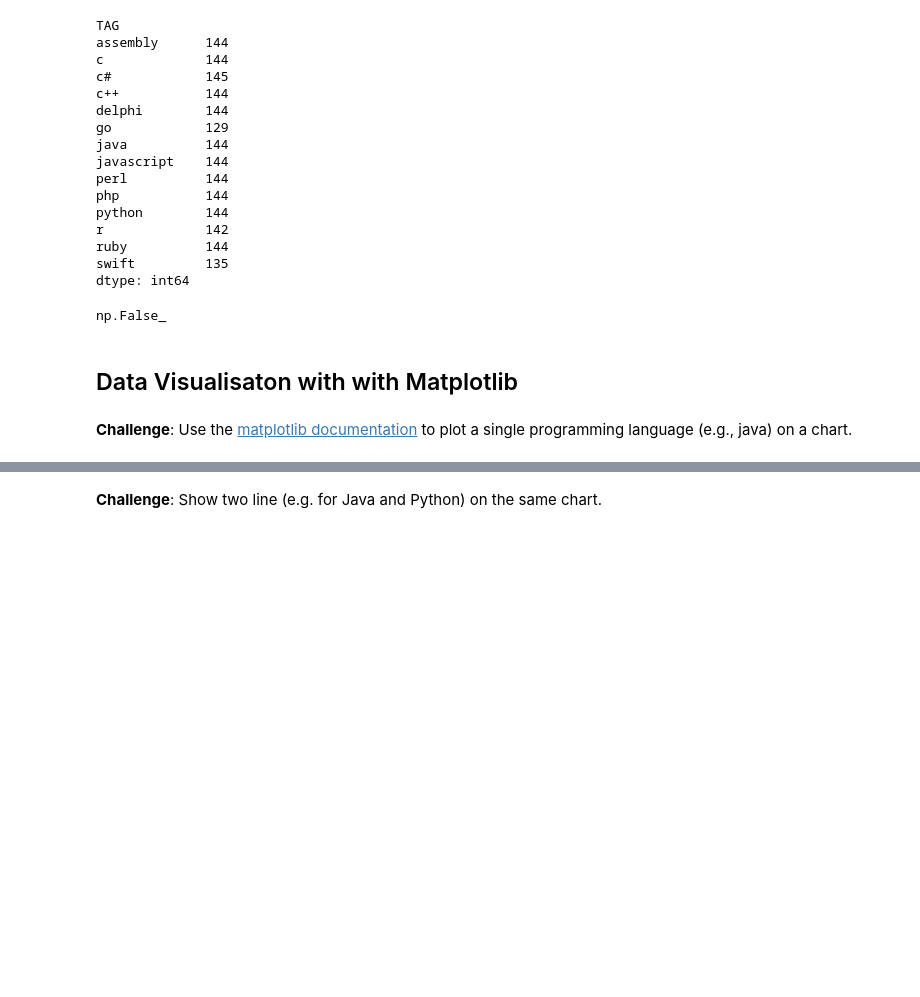
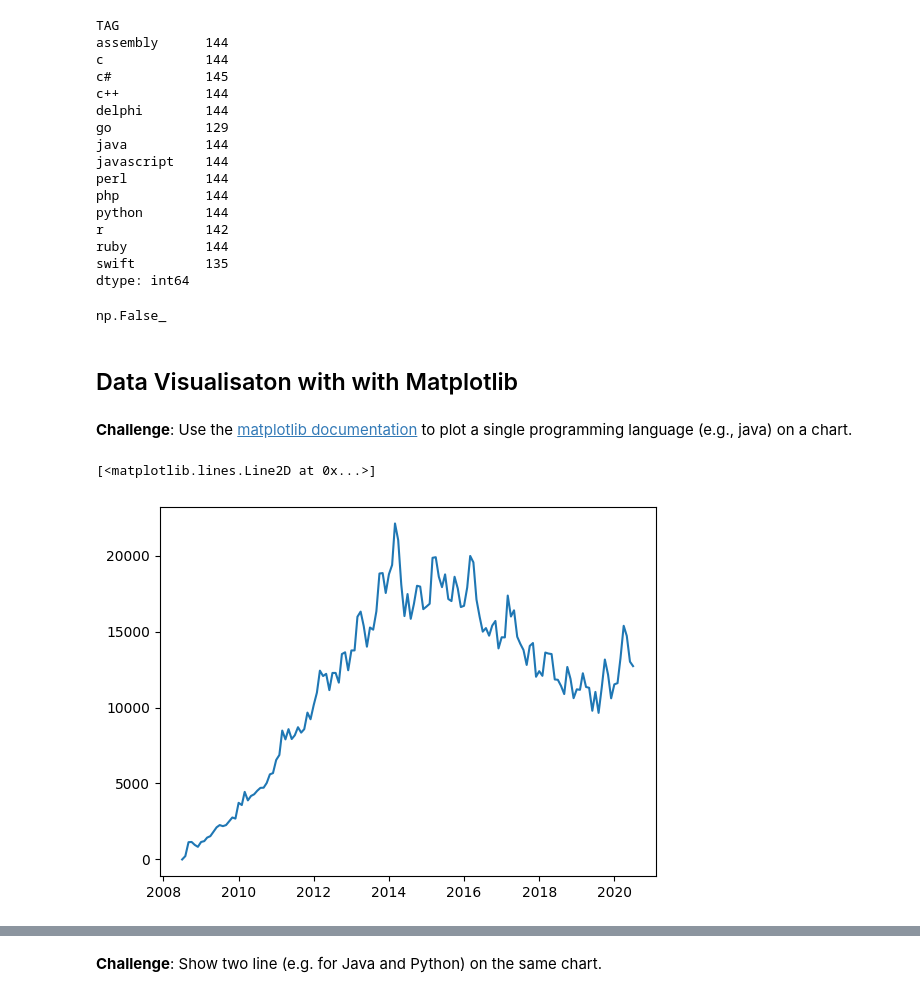
Before and after one commit to itswael/DECollegeMajor, a Jupyter notebook: Programming_Languages_exploaration.ipynb, the cells around one changed output, grey strips where cells are left out. Cells and saved outputs as stored; diff of their text form; code cells hidden in the pictures; blank space fills up the shorter version.

```diff
--- a/Programming_Languages_exploaration.ipynb
+++ b/Programming_Languages_exploaration.ipynb
@@ -176,3 +176,8 @@ np.False_
 **Challenge**: Use the [matplotlib documentation](https://matplotlib.org/3.2.1/api/_as_gen/matplotlib.pyplot.plot.html#matplotlib.pyplot.plot) to plot a single programming language (e.g., java) on a chart.
 # %%
 import matplotlib.pyplot as plt
+# %%
+plt.plot(reshaped_df.index, reshaped_df.java)
+# %% [output]
+[<matplotlib.lines.Line2D at 0x...>]
+[figure, added]
```
Also changed, not shown: parts of 2 cells of this notebook.
